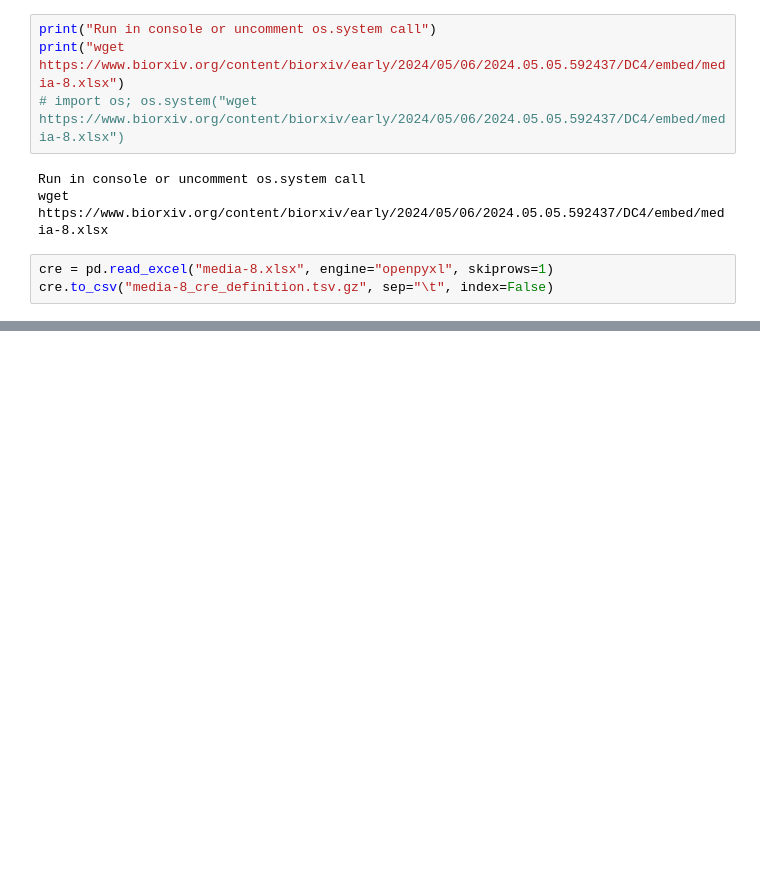
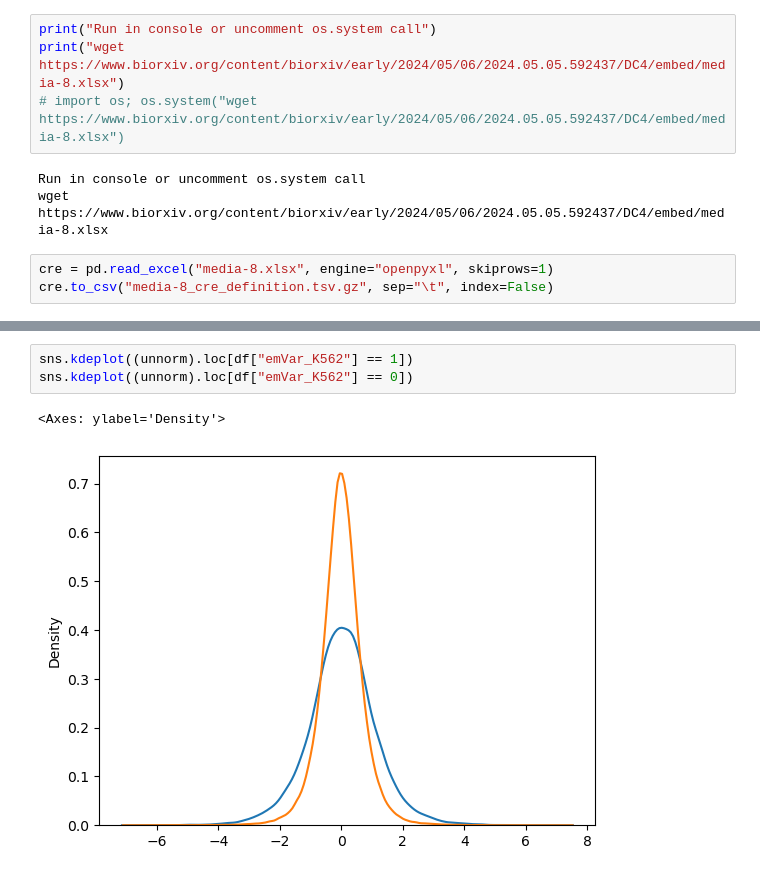
Before and after one commit to Danko-Lab/clipnet_k562, a Jupyter notebook: siraj_mpra/process_SI.ipynb, the cells around one changed output, grey strips where cells are left out. Cells and saved outputs as stored; diff of their text form; blank space fills up the shorter version.

```diff
--- a/siraj_mpra/process_SI.ipynb
+++ b/siraj_mpra/process_SI.ipynb
@@ -88,0 +113,6 @@ cre.to_csv("media-8_cre_definition.tsv.gz", sep="\t", index=False)
+# %%
+sns.kdeplot((unnorm).loc[df["emVar_K562"] == 1])
+sns.kdeplot((unnorm).loc[df["emVar_K562"] == 0])
+# %% [output]
+<Axes: ylabel='Density'>
+[figure, added]
```
Also changed, not shown: parts of 7 cells of this notebook, 3 other files.
